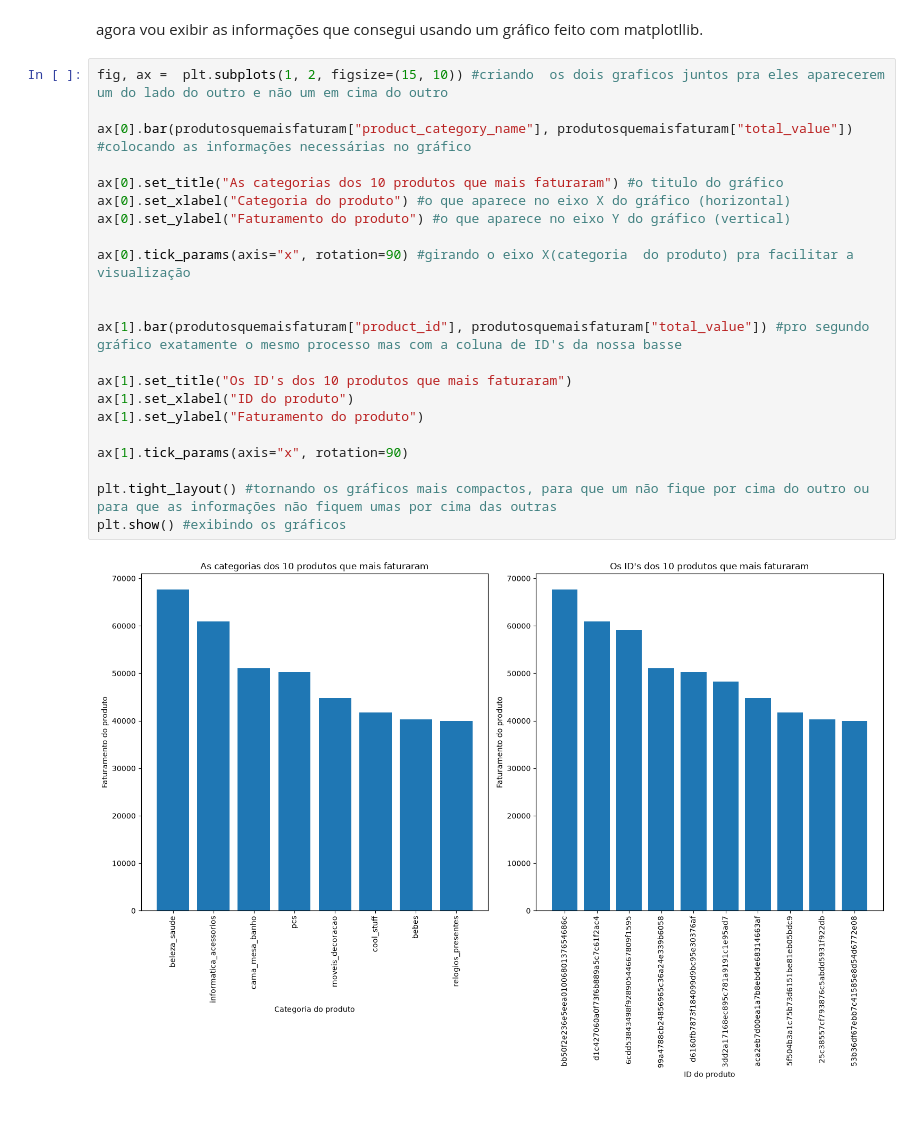
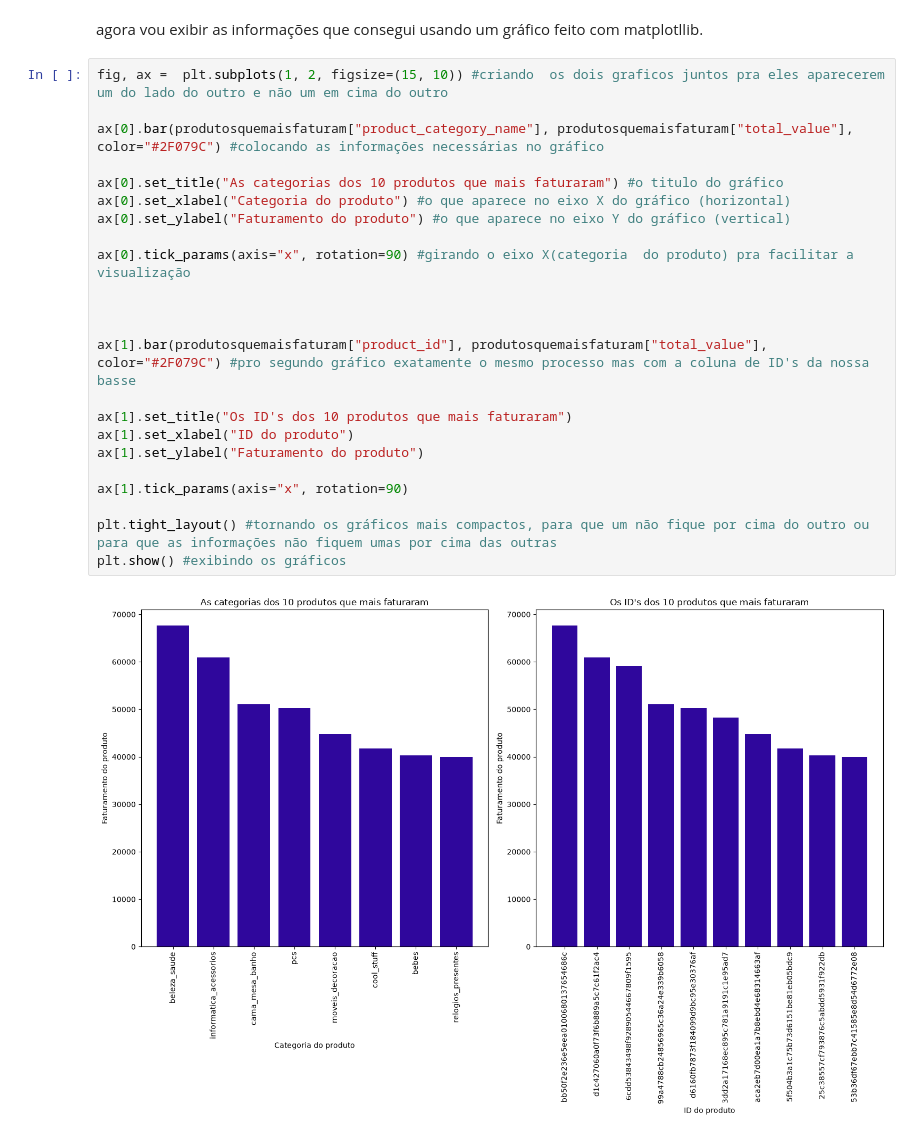
Before and after one commit to jgabryelp/projeto-analise-de-dados-ecommerce-, a Jupyter notebook: analiseseccomerce.ipynb, the cells around one changed output. Drawn from its saved outputs; the diff is of its cells as text.

```diff
--- a/analiseseccomerce.ipynb
+++ b/analiseseccomerce.ipynb
@@ -57,24 +45,25 @@ agora vou exibir as informações que consegui usando um gráfico feito com matp
 # %%
 fig, ax =  plt.subplots(1, 2, figsize=(15, 10)) #criando  os dois graficos juntos pra eles aparecerem um do lado do outro e não um em cima do outro
 
-ax[0].bar(produtosquemaisfaturam["product_category_name"], produtosquemaisfaturam["total_value"]) #colocando as informações necessárias no gráfico
+ax[0].bar(produtosquemaisfaturam["product_category_name"], produtosquemaisfaturam["total_value"], color="#2F079C") #colocando as informações necessárias no gráfico
 
 ax[0].set_title("As categorias dos 10 produtos que mais faturaram") #o titulo do gráfico
 ax[0].set_xlabel("Categoria do produto") #o que aparece no eixo X do gráfico (horizontal)
 ax[0].set_ylabel("Faturamento do produto") #o que aparece no eixo Y do gráfico (vertical)
 
 ax[0].tick_params(axis="x", rotation=90) #girando o eixo X(categoria  do produto) pra facilitar a visualização
 
 
-ax[1].bar(produtosquemaisfaturam["product_id"], produtosquemaisfaturam["total_value"]) #pro segundo gráfico exatamente o mesmo processo mas com a coluna de ID's da nossa basse
+
+ax[1].bar(produtosquemaisfaturam["product_id"], produtosquemaisfaturam["total_value"], color="#2F079C") #pro segundo gráfico exatamente o mesmo processo mas com a coluna de ID's da nossa basse
 
 ax[1].set_title("Os ID's dos 10 produtos que mais faturaram")
 ax[1].set_xlabel("ID do produto")
 ax[1].set_ylabel("Faturamento do produto")
 
 ax[1].tick_params(axis="x", rotation=90)
 
 plt.tight_layout() #tornando os gráficos mais compactos, para que um não fique por cima do outro ou para que as informações não fiquem umas por cima das outras
 plt.show() #exibindo os gráficos
 # %% [output]
-[figure, old version]
+[figure, new version]
```
Also changed, not shown: parts of 8 cells of this notebook.
